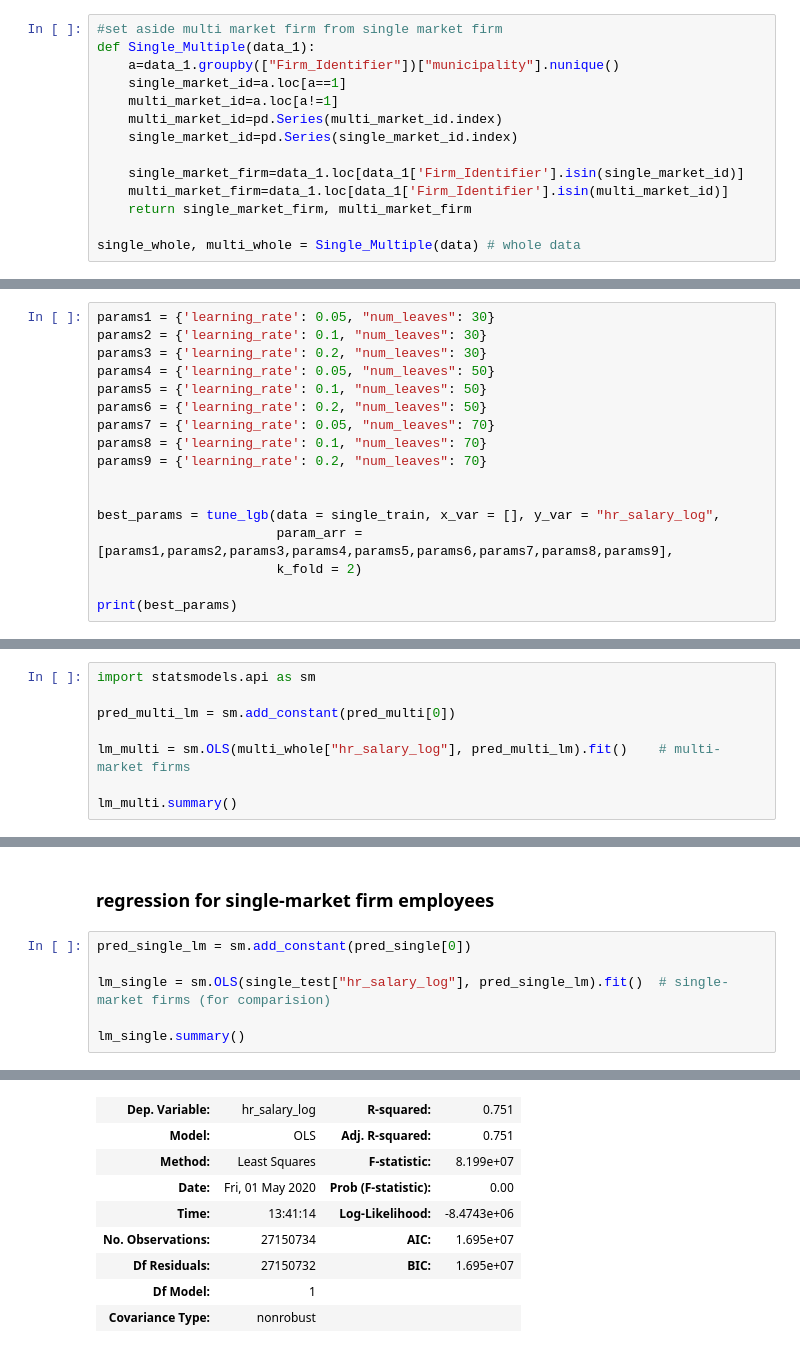
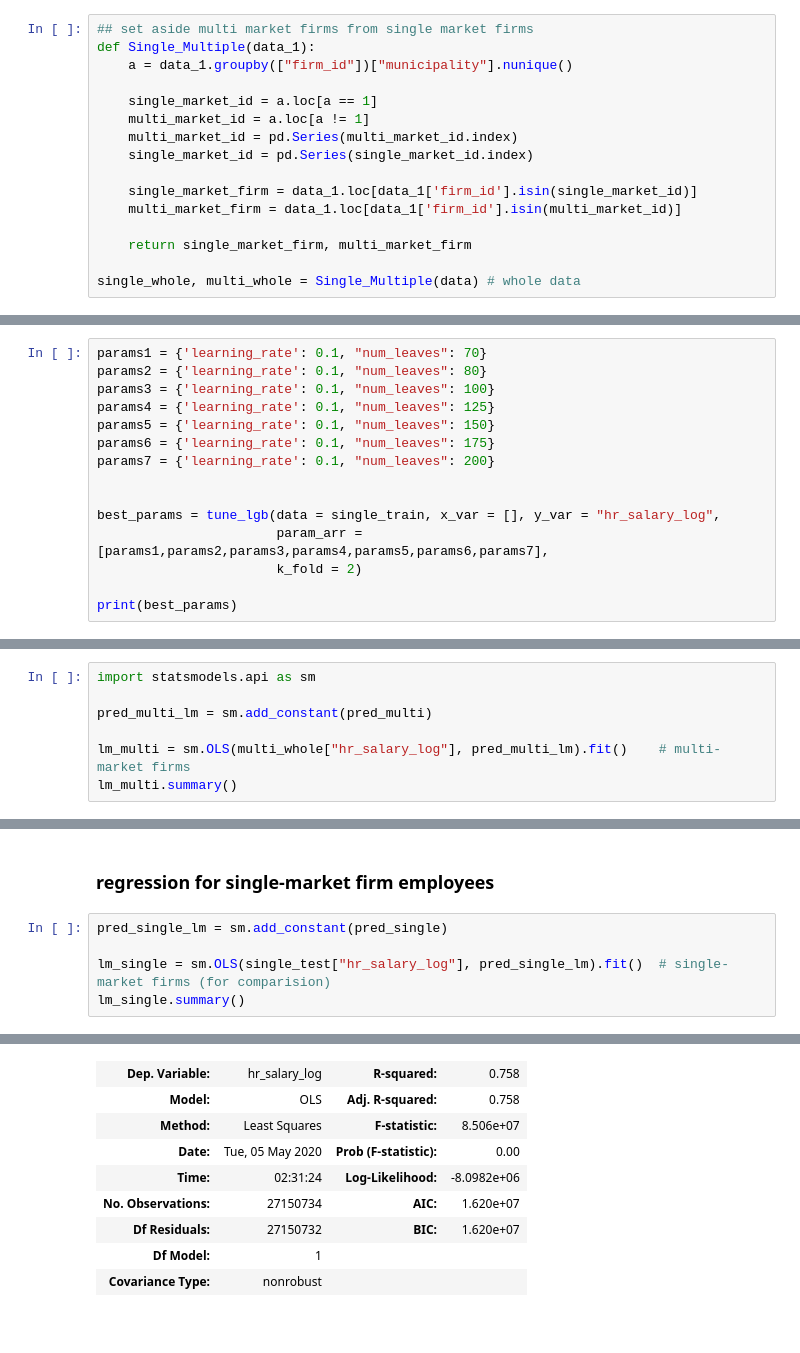
Before and after one commit to uclayanbo/CodingSamples, a Jupyter notebook: 2008_whole_tune_lgb.ipynb, the cells around one changed output, grey strips where cells are left out. Drawn from its saved outputs; the diff is of its cells as text.

```diff
--- a/2008_whole_tune_lgb.ipynb
+++ b/2008_whole_tune_lgb.ipynb
@@ -57,16 +97,18 @@ data = process_data(data) # whole data
 # %% [markdown]
 ### Split single-market firms and multi-market firms
 # %%
-#set aside multi market firm from single market firm
+## set aside multi market firms from single market firms
 def Single_Multiple(data_1):
-    a=data_1.groupby(["Firm_Identifier"])["municipality"].nunique()
-    single_market_id=a.loc[a==1]
-    multi_market_id=a.loc[a!=1]
-    multi_market_id=pd.Series(multi_market_id.index)
-    single_market_id=pd.Series(single_market_id.index)
+    a = data_1.groupby(["firm_id"])["municipality"].nunique()
 
-    single_market_firm=data_1.loc[data_1['Firm_Identifier'].isin(single_market_id)]
-    multi_market_firm=data_1.loc[data_1['Firm_Identifier'].isin(multi_market_id)]
+    single_market_id = a.loc[a == 1]
+    multi_market_id = a.loc[a != 1]
+    multi_market_id = pd.Series(multi_market_id.index)
+    single_market_id = pd.Series(single_market_id.index)
+
+    single_market_firm = data_1.loc[data_1['firm_id'].isin(single_market_id)]
+    multi_market_firm = data_1.loc[data_1['firm_id'].isin(multi_market_id)]
+
     return single_market_firm, multi_market_firm
 
 single_whole, multi_whole = Single_Multiple(data) # whole data
@@ -185,19 +239,17 @@ def tune_lgb(data,                   ## data input, including all predictors and
 # %% [markdown]
 ### Get the best hyper-parameters
 # %%
-params1 = {'learning_rate': 0.05, "num_leaves": 30}
-params2 = {'learning_rate': 0.1, "num_leaves": 30}
-params3 = {'learning_rate': 0.2, "num_leaves": 30}
-params4 = {'learning_rate': 0.05, "num_leaves": 50}
-params5 = {'learning_rate': 0.1, "num_leaves": 50}
-params6 = {'learning_rate': 0.2, "num_leaves": 50}
-params7 = {'learning_rate': 0.05, "num_leaves": 70}
-params8 = {'learning_rate': 0.1, "num_leaves": 70}
-params9 = {'learning_rate': 0.2, "num_leaves": 70}
+params1 = {'learning_rate': 0.1, "num_leaves": 70}
+params2 = {'learning_rate': 0.1, "num_leaves": 80}
+params3 = {'learning_rate': 0.1, "num_leaves": 100}
+params4 = {'learning_rate': 0.1, "num_leaves": 125}
+params5 = {'learning_rate': 0.1, "num_leaves": 150}
+params6 = {'learning_rate': 0.1, "num_leaves": 175}
+params7 = {'learning_rate': 0.1, "num_leaves": 200}
 
 
 best_params = tune_lgb(data = single_train, x_var = [], y_var = "hr_salary_log",
-                       param_arr = [params1,params2,params3,params4,params5,params6,params7,params8,params9],
+                       param_arr = [params1,params2,params3,params4,params5,params6,params7],
                        k_fold = 2)
 
 print(best_params)
@@ -240,10 +291,9 @@ print(rmse(pred_multi, multi_whole["hr_salary_log"]))
 # %%
 import statsmodels.api as sm
 
-pred_multi_lm = sm.add_constant(pred_multi[0])
+pred_multi_lm = sm.add_constant(pred_multi)
 
 lm_multi = sm.OLS(multi_whole["hr_salary_log"], pred_multi_lm).fit()    # multi-market firms
-
 lm_multi.summary()
 # %% [output]
 OLS Regression Results
@@ -268,20 +318,19 @@ Warnings:
 # %% [markdown]
 ### regression for single-market firm employees
 # %%
-pred_single_lm = sm.add_constant(pred_single[0])
+pred_single_lm = sm.add_constant(pred_single)
 
 lm_single = sm.OLS(single_test["hr_salary_log"], pred_single_lm).fit()  # single-market firms (for comparision)
-
 lm_single.summary()
 # %% [output]
 OLS Regression Results
-| Dep. Variable: | hr_salary_log | R-squared: | 0.751 |
-| Model: | OLS | Adj. R-squared: | 0.751 |
-| Method: | Least Squares | F-statistic: | 8.199e+07 |
-| Date: | Fri, 01 May 2020 | Prob (F-statistic): | 0.00 |
-| Time: | 13:41:14 | Log-Likelihood: | -8.4743e+06 |
-| No. Observations: | 27150734 | AIC: | 1.695e+07 |
-| Df Residuals: | 27150732 | BIC: | 1.695e+07 |
+| Dep. Variable: | hr_salary_log | R-squared: | 0.758 |
+| Model: | OLS | Adj. R-squared: | 0.758 |
+| Method: | Least Squares | F-statistic: | 8.506e+07 |
+| Date: | Tue, 05 May 2020 | Prob (F-statistic): | 0.00 |
+| Time: | 02:31:24 | Log-Likelihood: | -8.0982e+06 |
+| No. Observations: | 27150734 | AIC: | 1.620e+07 |
+| Df Residuals: | 27150732 | BIC: | 1.620e+07 |
 | Df Model: | 1 |  |  |
 | Covariance Type: | nonrobust |  |  |
 |  | coef | std err | t | P>|t| | [0.025 | 0.975] |
```
Also changed, not shown: parts of 10 cells of this notebook.
